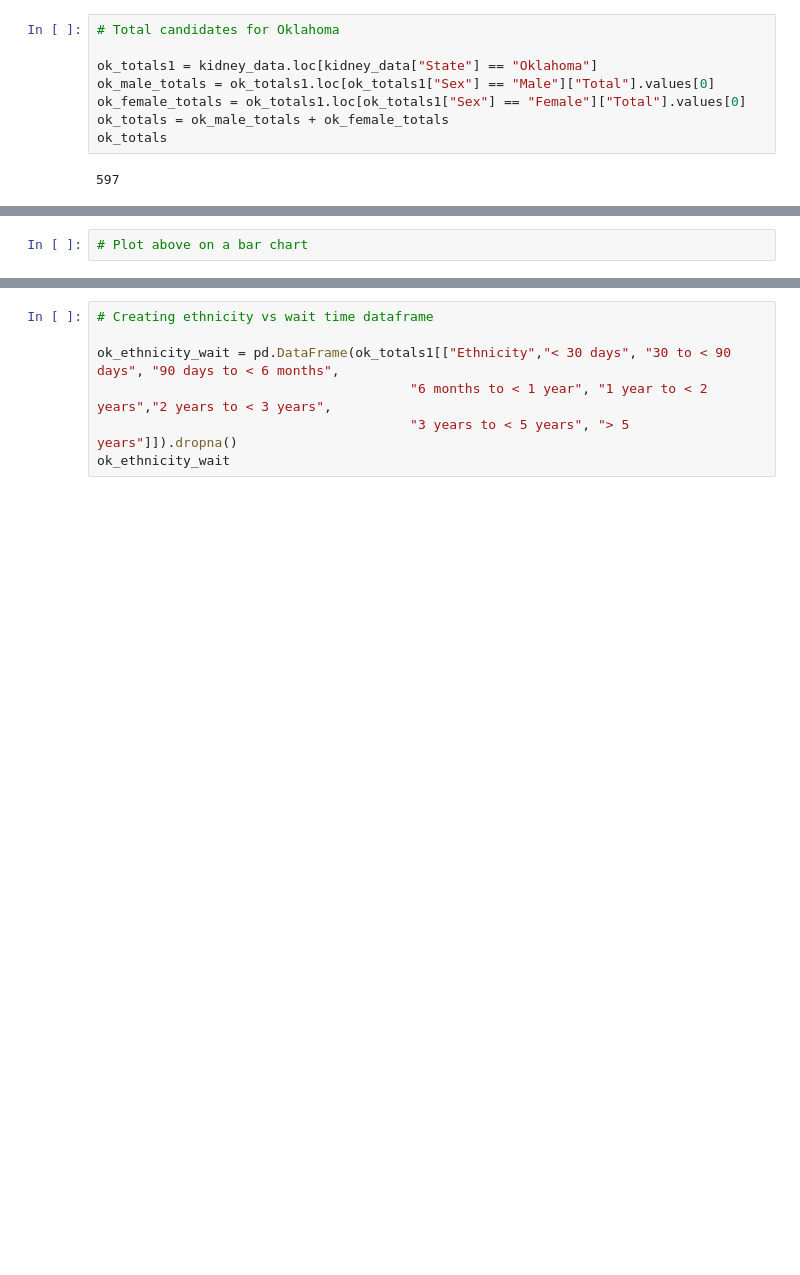
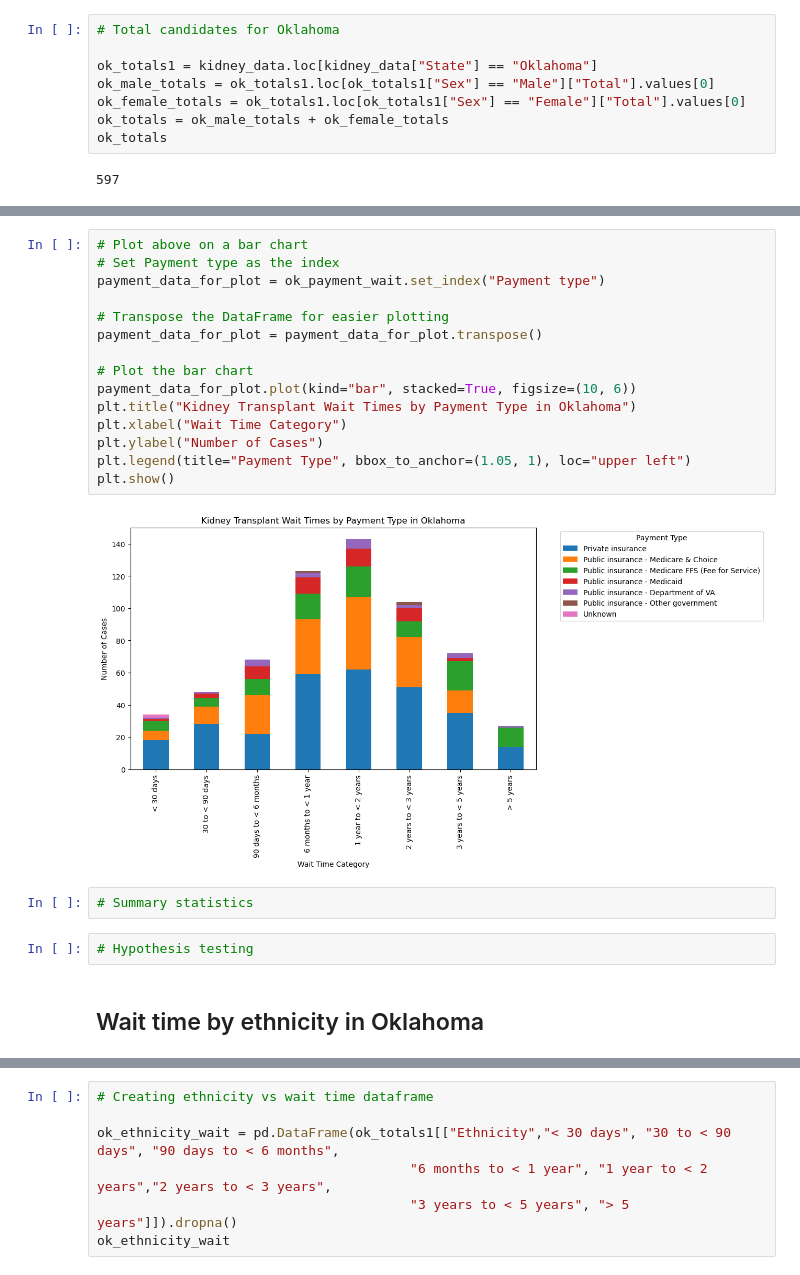
Before and after one commit to ASPigman/Project_1, a Jupyter notebook: KidneyTransplantMain.ipynb, the cells around one changed output, grey strips where cells are left out. Saved outputs shown, nothing was run; the diff lists cells and outputs as text; blank space fills up the shorter version.

```diff
--- a/KidneyTransplantMain.ipynb
+++ b/KidneyTransplantMain.ipynb
@@ -130,3 +221,24 @@ ok_payment_wait
 | 1089 | Unknown | 2 | 0 | 0 | 0 | ... |
 # %%
 # Plot above on a bar chart
+# Set Payment type as the index
+payment_data_for_plot = ok_payment_wait.set_index("Payment type")
+
+# Transpose the DataFrame for easier plotting
+payment_data_for_plot = payment_data_for_plot.transpose()
+
+# Plot the bar chart
+payment_data_for_plot.plot(kind="bar", stacked=True, figsize=(10, 6))
+plt.title("Kidney Transplant Wait Times by Payment Type in Oklahoma")
+plt.xlabel("Wait Time Category")
+plt.ylabel("Number of Cases")
+plt.legend(title="Payment Type", bbox_to_anchor=(1.05, 1), loc="upper left")
+plt.show()
+# %% [output]
+[figure, added]
+# %%
+# Summary statistics
+# %%
+# Hypothesis testing
+# %% [markdown]
+## Wait time by ethnicity in Oklahoma
```
Also changed, not shown: parts of 25 cells of this notebook.
